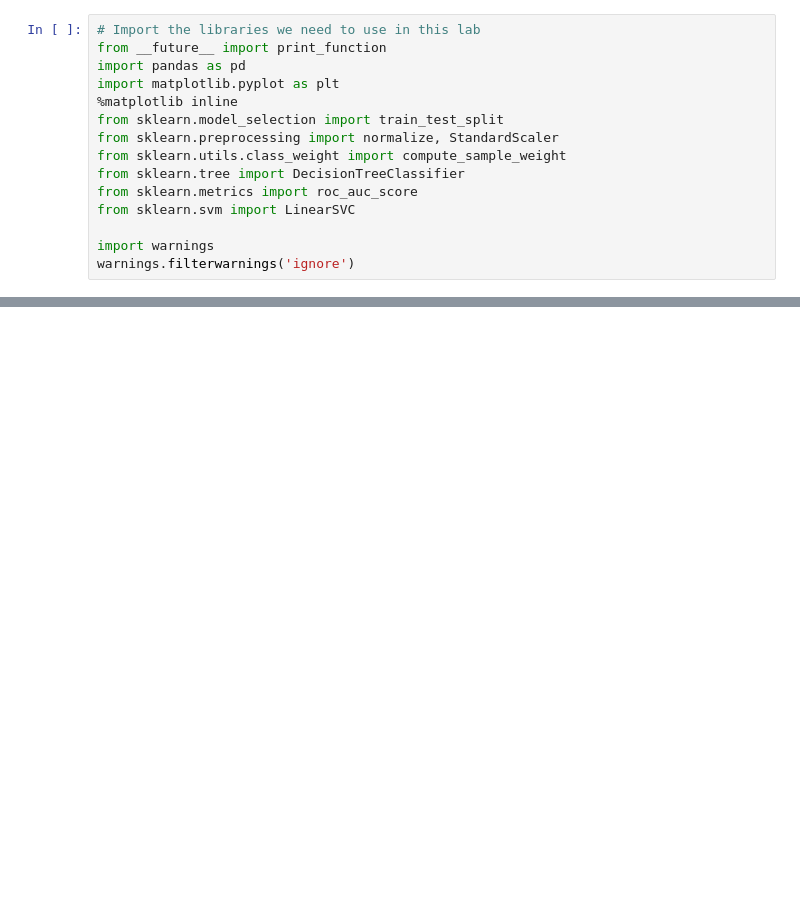
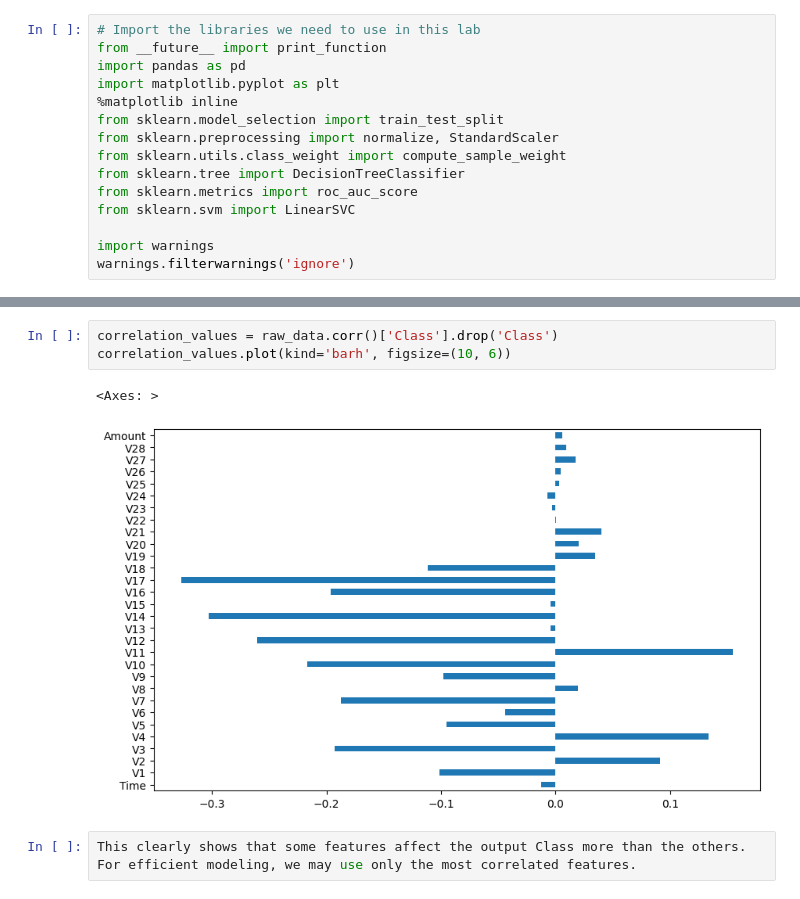
Before and after one commit to dev-andersonsena/Decision_Trees_and_SVM, a Jupyter notebook: svm.ipynb, the cells around one changed output, grey strips where cells are left out. Saved outputs shown, nothing was run; the diff lists cells and outputs as text; blank space fills up the shorter version.

```diff
--- a/svm.ipynb
+++ b/svm.ipynb
@@ -60,0 +117,8 @@ raw_data
+# %%
+correlation_values = raw_data.corr()['Class'].drop('Class')
+correlation_values.plot(kind='barh', figsize=(10, 6))
+# %% [output]
+<Axes: >
+[figure, added]
+# %%
+This clearly shows that some features affect the output Class more than the others. For efficient modeling, we may use only the most correlated features.
```
Also changed, not shown: parts of 25 cells of this notebook.
